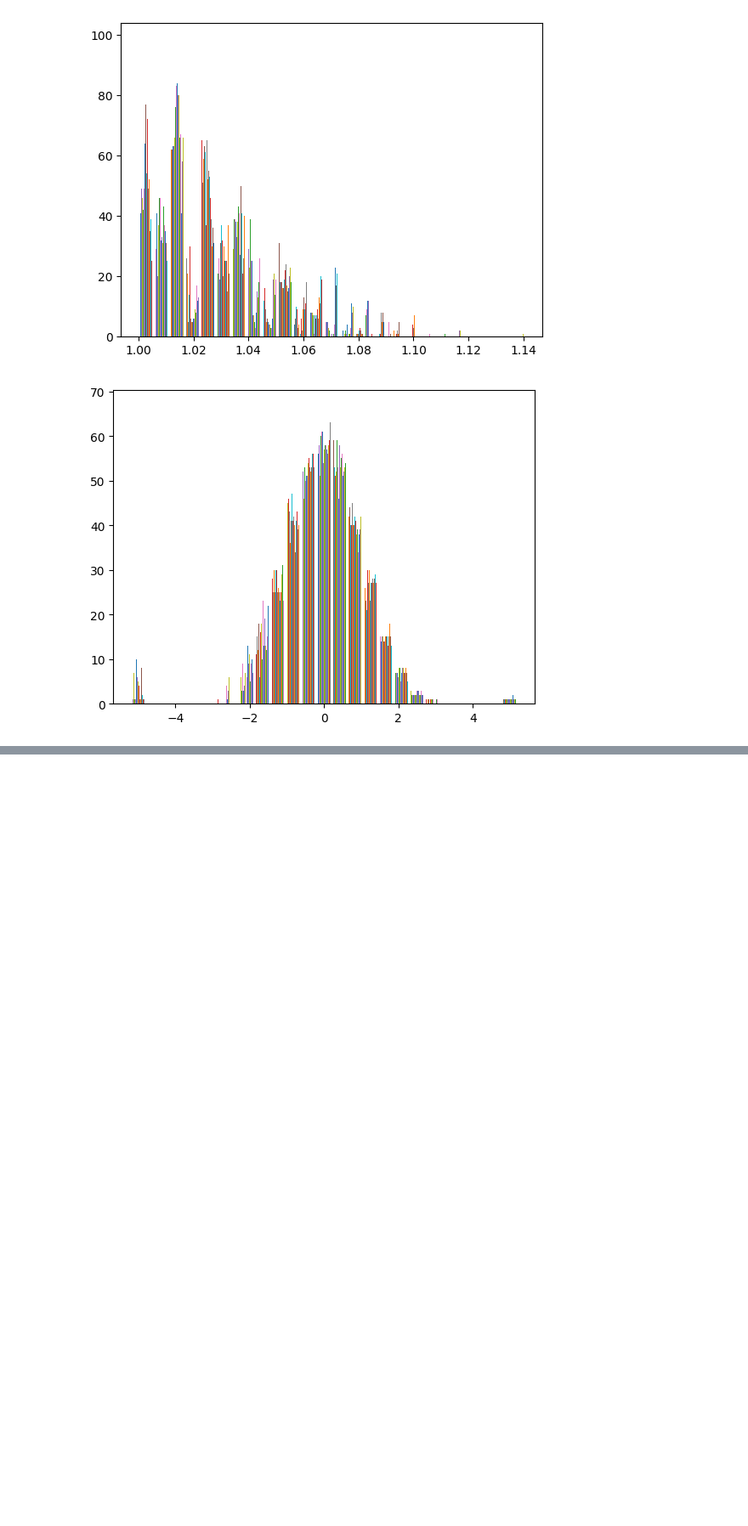
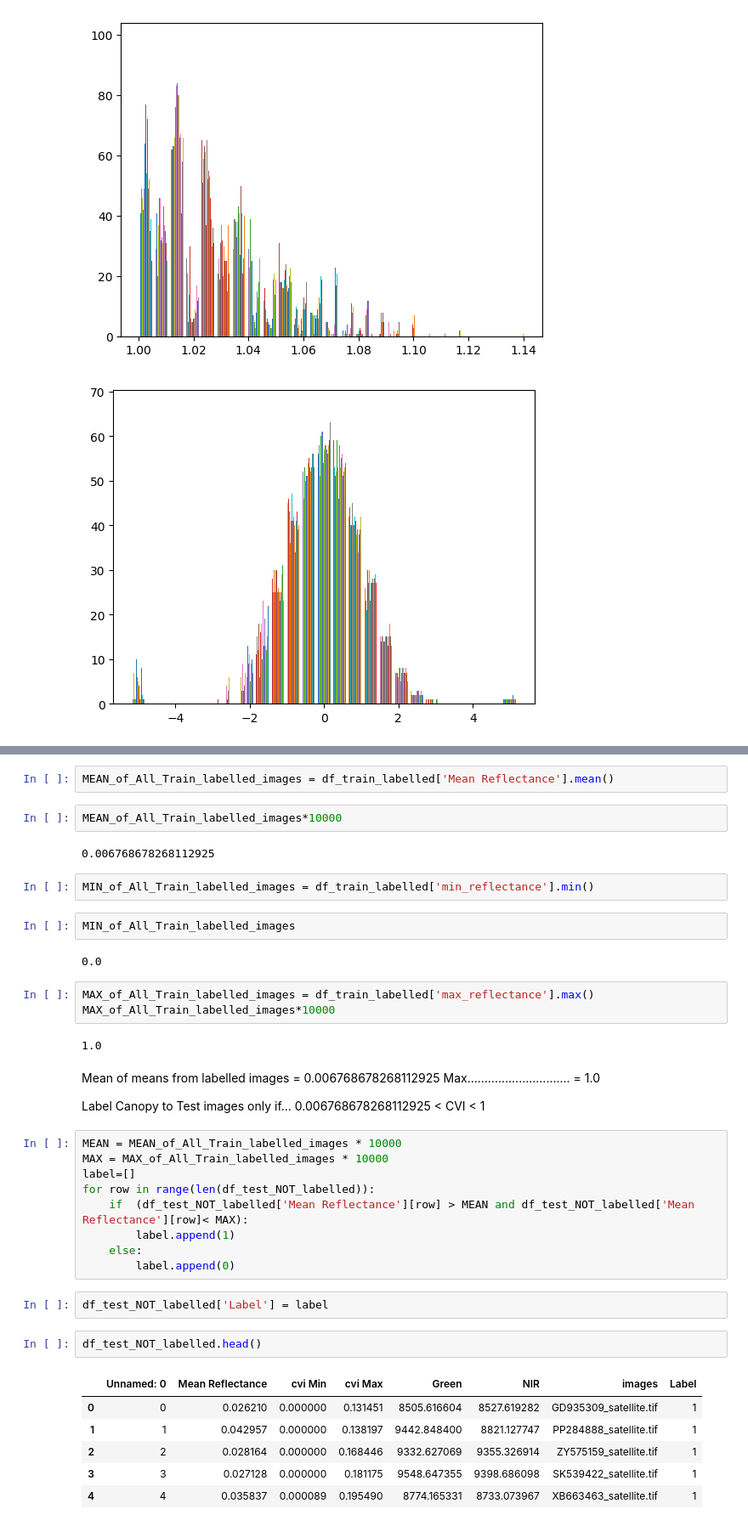
Before and after one commit to BRIJNANDA1979/Segmenting-Kelp-Forests-, a Jupyter notebook: Version_1_1_Step_1_Preparing_Training_data_Segmenting_Kelp.ipynb, the cells around one changed output, grey strips where cells are left out. Shown at 85% size. Drawn from its saved outputs; the diff is of its cells as text; blank space fills up the shorter version.

```diff
--- a/Version_1_1_Step_1_Preparing_Training_data_Segmenting_Kelp.ipynb
+++ b/Version_1_1_Step_1_Preparing_Training_data_Segmenting_Kelp.ipynb
@@ -369,0 +445,42 @@ data_trans.mean()
+# %%
+MEAN_of_All_Train_labelled_images = df_train_labelled['Mean Reflectance'].mean()
+# %%
+MEAN_of_All_Train_labelled_images*10000
+# %% [output]
+0.006768678268112925
+# %%
+MIN_of_All_Train_labelled_images = df_train_labelled['min_reflectance'].min()
+# %%
+MIN_of_All_Train_labelled_images
+# %% [output]
+0.0
+# %%
+MAX_of_All_Train_labelled_images = df_train_labelled['max_reflectance'].max()
+MAX_of_All_Train_labelled_images*10000
+# %% [output]
+1.0
+# %% [markdown]
+Mean of means from labelled images = 0.006768678268112925
+Max.............................. = 1.0
+
+Label Canopy to Test images only if... 0.006768678268112925 < CVI < 1
+# %%
+MEAN = MEAN_of_All_Train_labelled_images * 10000
+MAX = MAX_of_All_Train_labelled_images * 10000
+label=[]
+for row in range(len(df_test_NOT_labelled)):
+    if  (df_test_NOT_labelled['Mean Reflectance'][row] > MEAN and df_test_NOT_labelled['Mean Reflectance'][row]< MAX):
+        label.append(1)
+    else:
+        label.append(0)
+# %%
+df_test_NOT_labelled['Label'] = label
+# %%
+df_test_NOT_labelled.head()
+# %% [output]
+|  | Unnamed: 0 | Mean Reflectance | cvi Min | cvi Max | Green | NIR | images | Label |
+| 0 | 0 | 0.026210 | 0.000000 | 0.131451 | 8505.616604 | 8527.619282 | GD935309_satellite.tif | 1 |
+| 1 | 1 | 0.042957 | 0.000000 | 0.138197 | 9442.848400 | 8821.127747 | PP284888_satellite.tif | 1 |
+| 2 | 2 | 0.028164 | 0.000000 | 0.168446 | 9332.627069 | 9355.326914 | ZY575159_satellite.tif | 1 |
+| 3 | 3 | 0.027128 | 0.000000 | 0.181175 | 9548.647355 | 9398.686098 | SK539422_satellite.tif | 1 |
+| 4 | 4 | 0.035837 | 0.000089 | 0.195490 | 8774.165331 | 8733.073967 | XB663463_satellite.tif | 1 |
```
Also changed, not shown: parts of 13 cells of this notebook.
